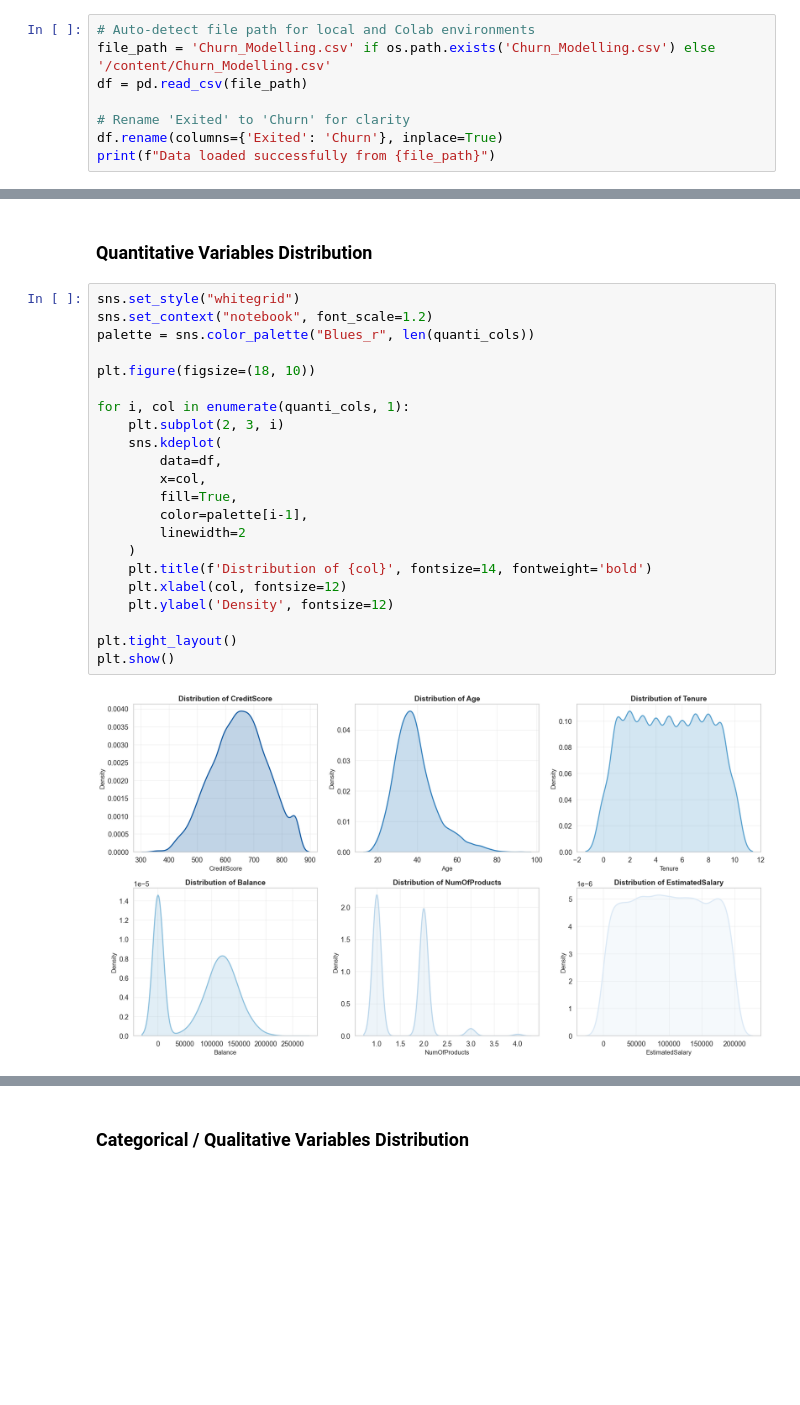
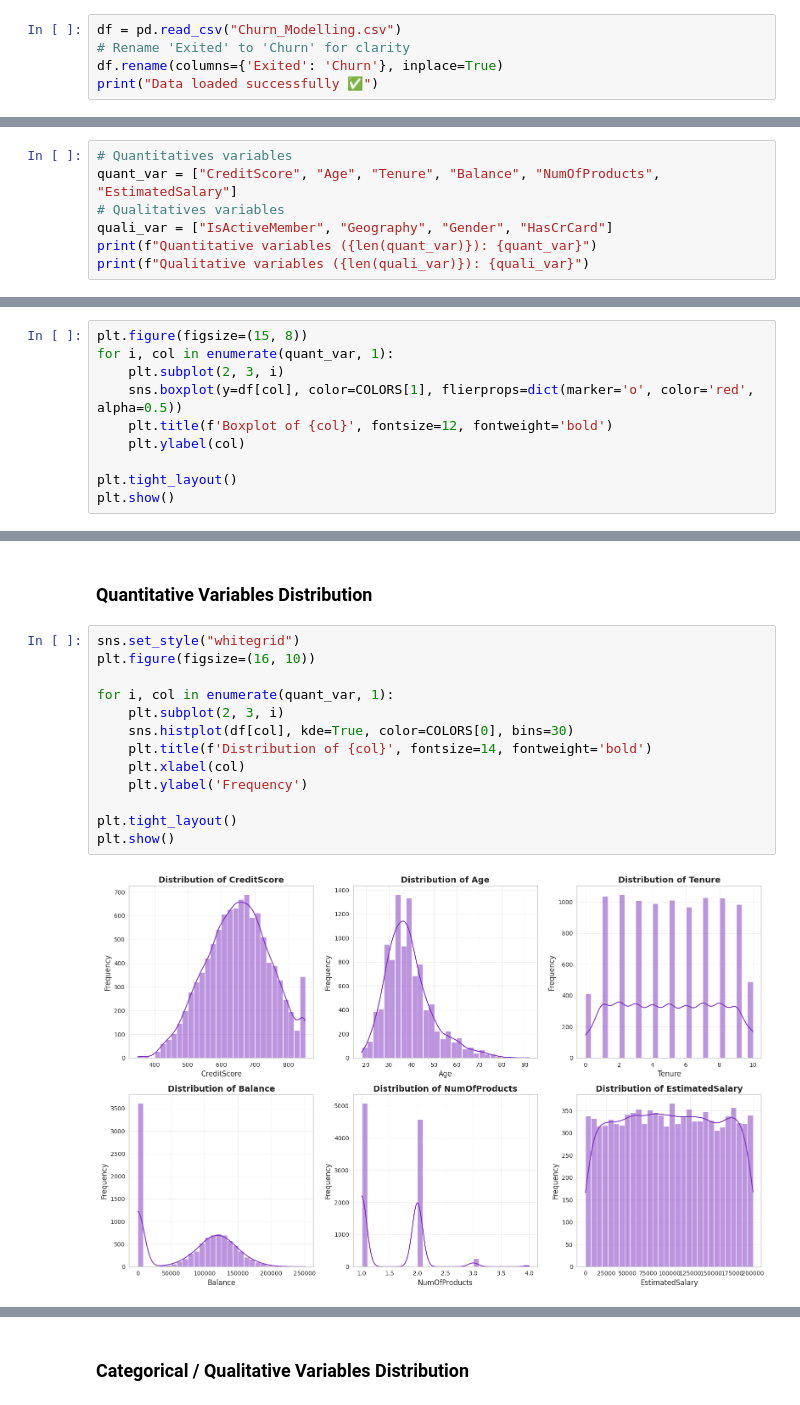
Before and after one commit to mahrane2002/End-to-End-Churn-Prediction, a Jupyter notebook: churn_prediction.ipynb, the cells around one changed output, grey strips where cells are left out. Saved outputs shown, nothing was run; the diff lists cells and outputs as text; blank space fills up the shorter version.

Commit message:
model optimization

```diff
--- a/churn_prediction.ipynb
+++ b/churn_prediction.ipynb
@@ -123,11 +140,8 @@ print("=" * 70)
 # %% [markdown]
 ## **1.2 Data Loading & Initial Inspection**
 # %%
-# Auto-detect file path for local and Colab environments
-file_path = 'Churn_Modelling.csv' if os.path.exists('Churn_Modelling.csv') else '/content/Churn_Modelling.csv'
-df = pd.read_csv(file_path)
-
+df = pd.read_csv("Churn_Modelling.csv")
 # Rename 'Exited' to 'Churn' for clarity
 df.rename(columns={'Exited': 'Churn'}, inplace=True)
-print(f"Data loaded successfully from {file_path}")
+print("Data loaded successfully ✅")
 # %% [output]
@@ -154,0 +193,7 @@ Removed identifier columns: RowNumber, CustomerId, Surname. Remaining columns: 1
+# %%
+# Quantitatives variables
+quant_var = ["CreditScore", "Age", "Tenure", "Balance", "NumOfProducts", "EstimatedSalary"]
+# Qualitatives variables
+quali_var = ["IsActiveMember", "Geography", "Gender", "HasCrCard"]
+print(f"Quantitative variables ({len(quant_var)}): {quant_var}")
+print(f"Qualitative variables ({len(quali_var)}): {quali_var}")
@@ -286,0 +310,10 @@ plt.show()
+# %%
+plt.figure(figsize=(15, 8))
+for i, col in enumerate(quant_var, 1):
+    plt.subplot(2, 3, i)
+    sns.boxplot(y=df[col], color=COLORS[1], flierprops=dict(marker='o', color='red', alpha=0.5))
+    plt.title(f'Boxplot of {col}', fontsize=12, fontweight='bold')
+    plt.ylabel(col)
+
+plt.tight_layout()
+plt.show()
@@ -338,28 +379,19 @@ Passing `palette` without assigning `hue` is deprecated and will be removed in v
 ### **Quantitative Variables Distribution**
 # %%
 sns.set_style("whitegrid")
-sns.set_context("notebook", font_scale=1.2)
-palette = sns.color_palette("Blues_r", len(quanti_cols))
+plt.figure(figsize=(16, 10))
 
-plt.figure(figsize=(18, 10))
-
-for i, col in enumerate(quanti_cols, 1):
+for i, col in enumerate(quant_var, 1):
     plt.subplot(2, 3, i)
-    sns.kdeplot(
-        data=df,
-        x=col,
-        fill=True,
-        color=palette[i-1],
-        linewidth=2
-    )
+    sns.histplot(df[col], kde=True, color=COLORS[0], bins=30)
     plt.title(f'Distribution of {col}', fontsize=14, fontweight='bold')
-    plt.xlabel(col, fontsize=12)
-    plt.ylabel('Density', fontsize=12)
+    plt.xlabel(col)
+    plt.ylabel('Frequency')
 
 plt.tight_layout()
 plt.show()
 # %% [output]
-[figure, old version]
+[figure, new version]
 # %% [markdown]
 > 💡 **Quantitative Distributions Interpretation**:
 > * **CreditScore**: Approximately normal distribution centered around ~650.
```
Also changed, not shown: parts of 115 cells of this notebook.
